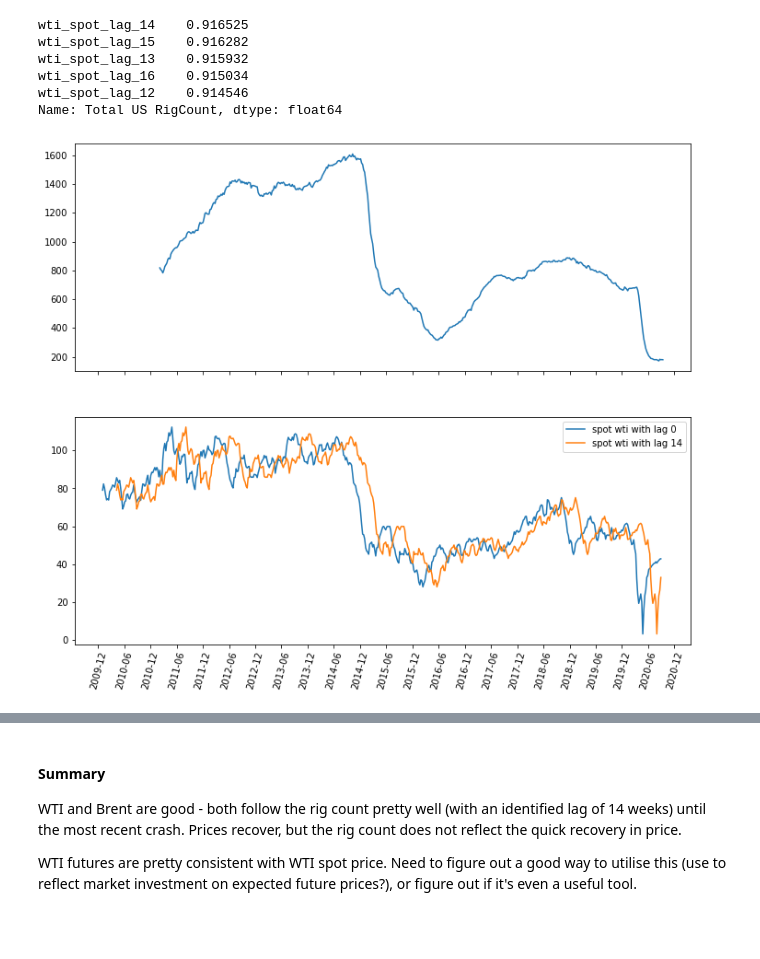
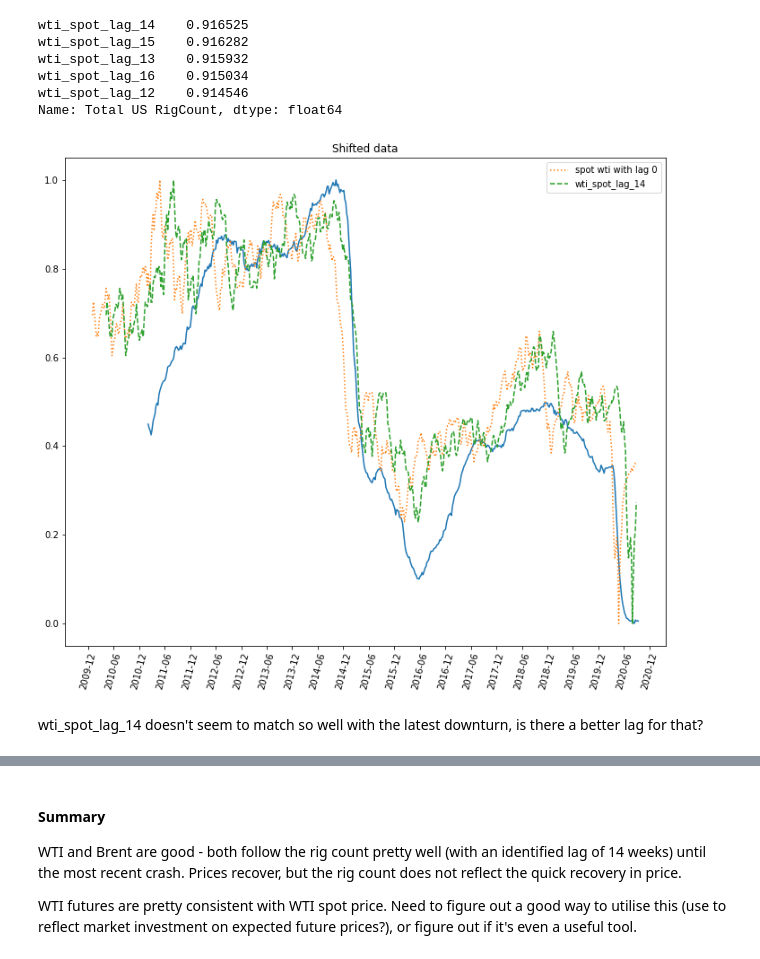
Before and after one commit to brspencer90/rig-count_L48, a Jupyter notebook: notebooks/3.1_EDA.ipynb, the cells around one changed output, grey strips where cells are left out. Cells and saved outputs as stored; diff of their text form; code cells hidden in the pictures; blank space fills up the shorter version.

Commit message:
recent update with split between 2016 and full data set 5.1

```diff
--- a/notebooks/3.1_EDA.ipynb
+++ b/notebooks/3.1_EDA.ipynb
@@ -33,6 +33,9 @@ merged_filename = 'merged_data.csv'
 # Load csv into dataframe
 df_rig = pd.read_csv(data_interim_dir + rig_filename)
 df_eia = pd.read_csv(data_interim_dir + eia_filename)
+
+df_rig.date = pd.to_datetime(df_rig.date)
+df_eia.date = pd.to_datetime(df_eia.date)
 # %% [markdown]
 # What am I trying to model?
 # %%
@@ -196,7 +197,8 @@ for ii in shifts:
 
 corr_matrix = shifted_wti.corr()
 
-corr_matrix['Total US RigCount'][2:].sort_values(ascending=False).head()
+rig_corr = corr_matrix['Total US RigCount'][2:].sort_values(ascending=False).head(5)
+rig_corr
 # %% [output]
 wti_spot_lag_14    0.916525
 wti_spot_lag_15    0.916282
@@ -204,15 +206,26 @@ wti_spot_lag_13    0.915932
 wti_spot_lag_16    0.915034
 wti_spot_lag_12    0.914546
 Name: Total US RigCount, dtype: float64
+# %%
+from sklearn.preprocessing import MinMaxScaler
+
+scaler = MinMaxScaler()
+scaler.fit(shifted_wti.iloc[:,1:])
+
+X = scaler.transform(shifted_wti.iloc[:,1:])
+X = pd.DataFrame(X,columns=shifted_wti.iloc[:,1:].columns)
 # %%
-fig, ax = plt.subplots(2, sharex=True, figsize=(12,10))
-ax[0].plot(pd.to_datetime(shifted_wti.date),shifted_wti['Total US RigCount'])
-ax[1].plot(pd.to_datetime(shifted_wti.date),shifted_wti['wti_spot_lag_0'],label='spot wti with lag 0')
-ax[1].plot(pd.to_datetime(shifted_wti.date),shifted_wti['wti_spot_lag_14'],label='spot wti with lag 14')
-ax[1].legend()
-ax[0].xaxis.set_major_locator(matplotlib.dates.MonthLocator(bymonth = range(0,13,6)))
-ax[0].xaxis.set_major_formatter(matplotlib.dates.DateFormatter("%Y-%m"))
+fig, ax = plt.subplots(figsize=(12,10))
+ax.plot(shifted_wti.date,X['Total US RigCount'])
+ax.plot(shifted_wti.date,X['wti_spot_lag_0'],label='spot wti with lag 0',linestyle='dotted')
+ax.plot(shifted_wti.date,X[rig_corr.index[0]],label=rig_corr.index[0],linestyle='dashed')
+ax.legend()
+ax.set_title('Shifted data')
+ax.xaxis.set_major_locator(matplotlib.dates.MonthLocator(bymonth = range(0,13,6)))
+ax.xaxis.set_major_formatter(matplotlib.dates.DateFormatter("%Y-%m"))
 plt.xticks(rotation=75)
 plt.show()
 # %% [output]
-[figure, old version]
+[figure, new version]
+# %% [markdown]
+wti_spot_lag_14 doesn't seem to match so well with the latest downturn, is there a better lag for that?
```
Also changed, not shown: parts of 26 cells of this notebook, 4 other files.
